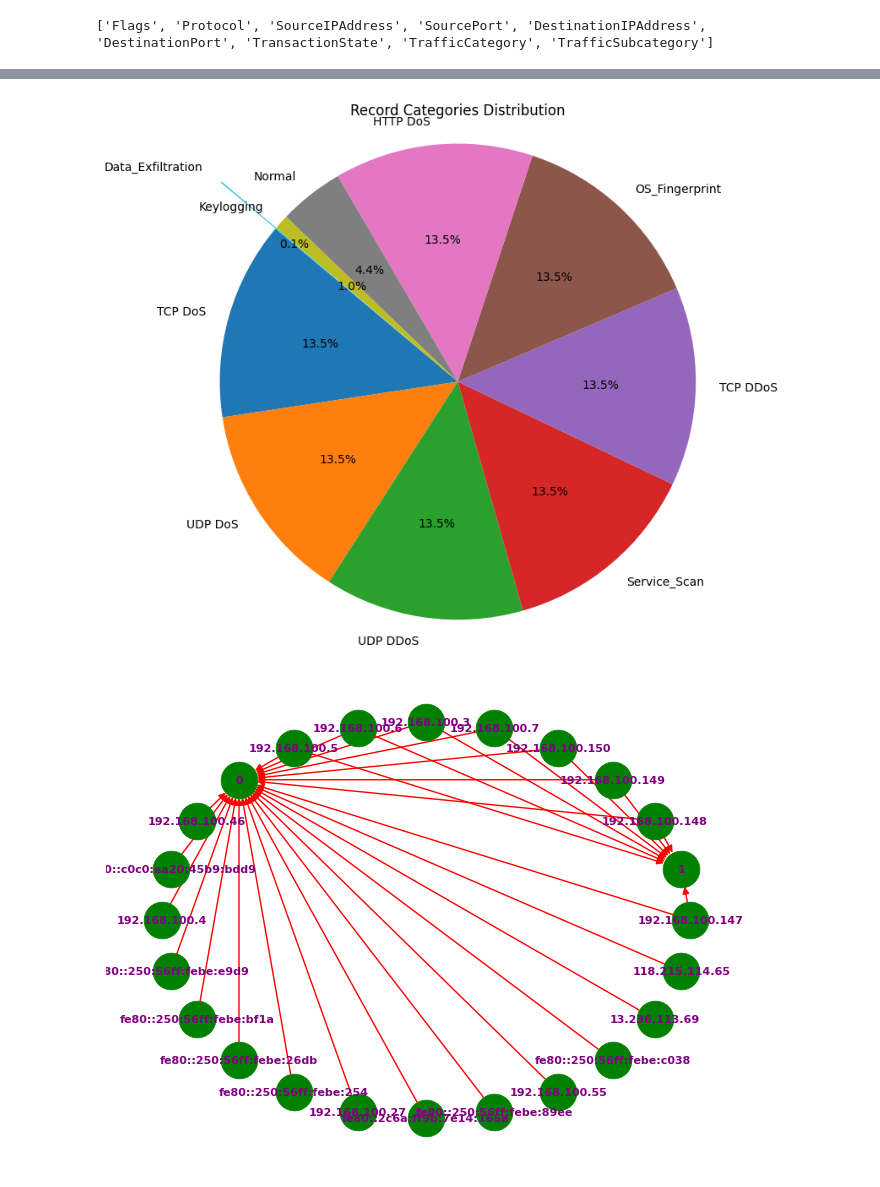
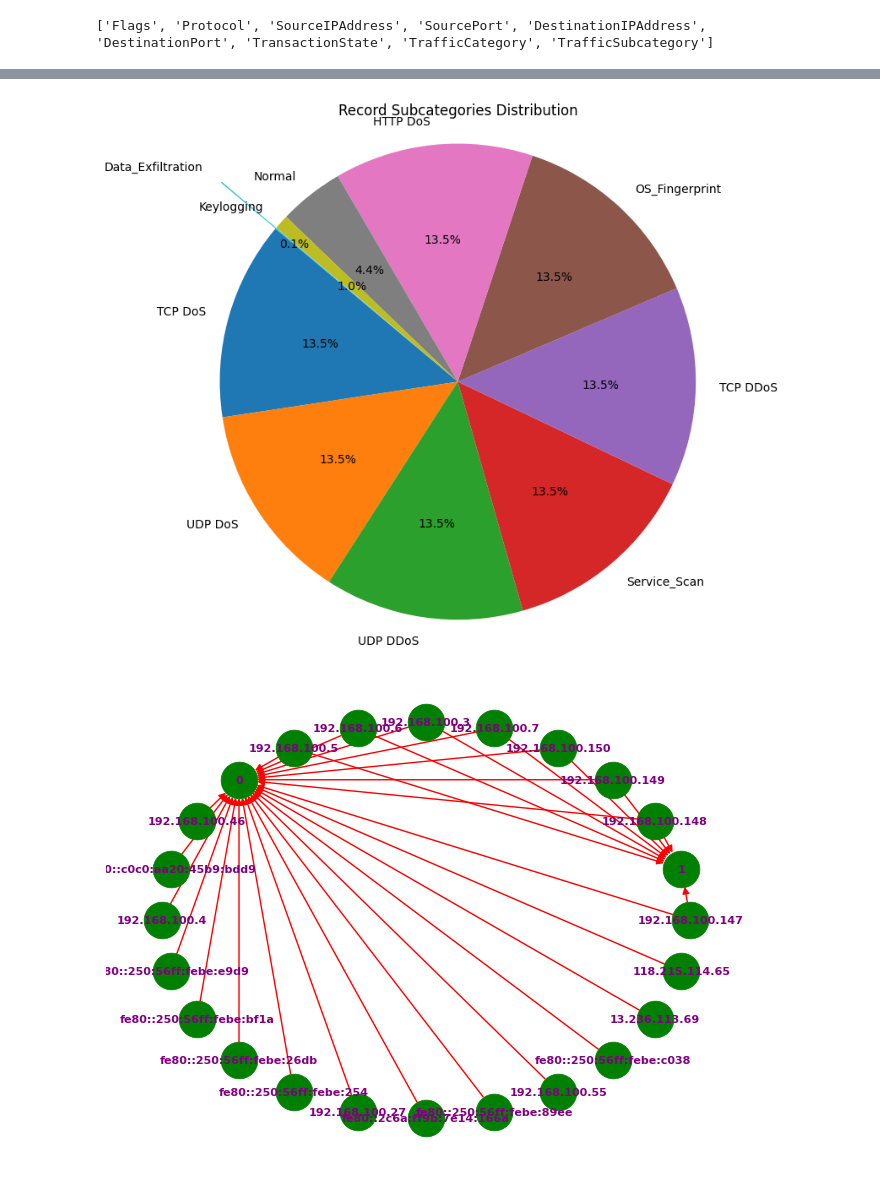
Before and after one commit to Pavel418/network-L1, a Jupyter notebook: project/project.ipynb, the cells around one changed output, grey strips where cells are left out. Cells and saved outputs as stored; diff of their text form; code cells hidden in the pictures.

```diff
--- a/project/project.ipynb
+++ b/project/project.ipynb
@@ -151,27 +158,29 @@ encoded_df.corr()
 # %%
+# get the counts of each category
 value_counts = df['TrafficSubcategory'].value_counts()
 
-def calculate_explode(values, threshold=0.009, max_explode=0.3):
+# Define a function to calculate the offset of the slices which are too hard to see
+def calculate_explode(values):
     explode_values = []
     total_values = values.sum()
     for value in values:
-        if value / total_values < threshold:
-            explode_values.append(max_explode)
+        if value / total_values < 0.009:
+            explode_values.append(0.3)
         else:
             explode_values.append(0)
     return explode_values
 
 # Calculate explode values
 explode = calculate_explode(value_counts)
 
 # Plot the pie chart
 plt.figure(figsize=(8, 8))
 plt.pie(value_counts, labels=value_counts.index, autopct='%1.1f%%', startangle=140, explode=explode)
-plt.title('Record Categories Distribution')
+plt.title('Record Subcategories Distribution')
 plt.axis('equal')  # Equal aspect ratio ensures that pie is drawn as a circle.
 plt.show()
 # %% [output]
-[figure, old version]
+[figure, new version]
 # %%
 def representation(data, node, edge):
   Graph = nx.from_pandas_edgelist(data, node, edge, create_using = nx.DiGraph())
```
Also changed, not shown: parts of 8 cells of this notebook.
